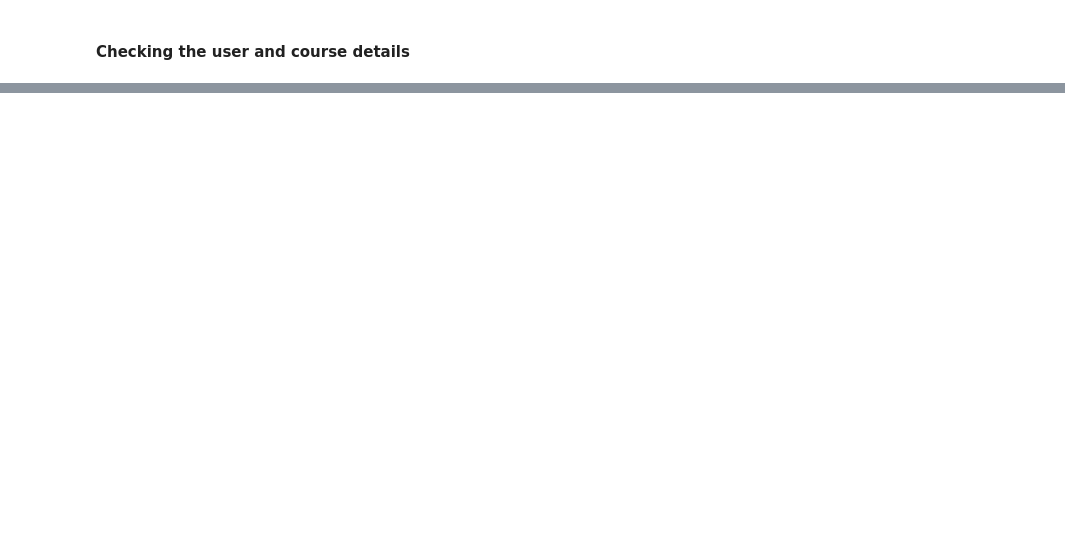
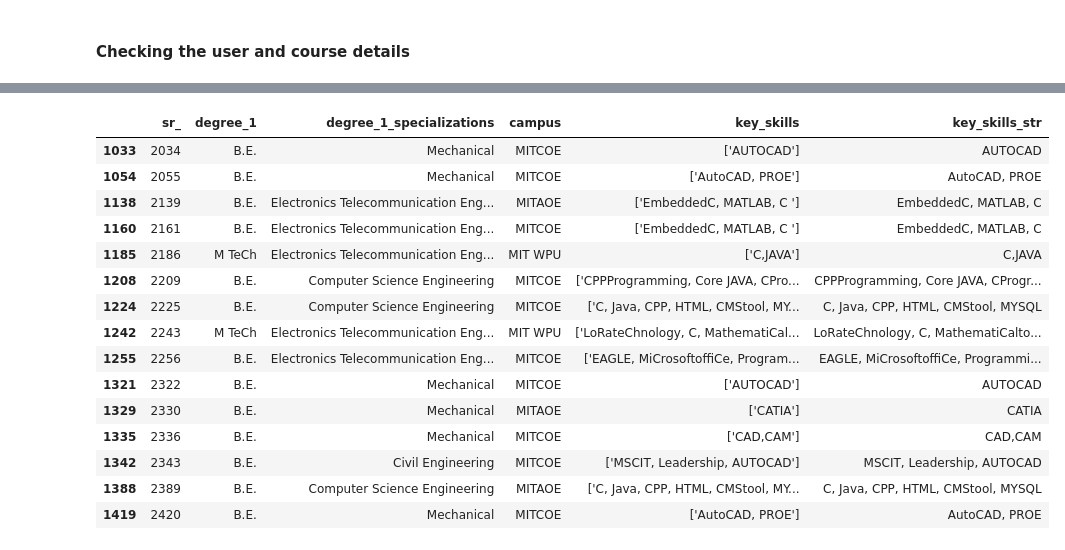
Before and after one commit to janiceXerri21/JaniceXerri_FYP_PCRS_VRLE_2024, a Jupyter notebook: Analysing_Collaborative_Filtering_Best_Technqiue.ipynb, the cells around one changed output, grey strips where cells are left out. Drawn from its saved outputs; the diff is of its cells as text; code cells hidden in the pictures; blank space fills up the shorter version.

```diff
--- a/Analysing_Collaborative_Filtering_Best_Technqiue.ipynb
+++ b/Analysing_Collaborative_Filtering_Best_Technqiue.ipynb
@@ -206,4 +212,5 @@ def svd_cf_recommendations(user):
 # %%
-svd_cf_recommendations(1001) #input is a user and output is a course!svdrecs
+testing_user_id = 1002
+recommended_courses = cf_recommendations(testing_user_id) #input is a user and output is a course!svdrecs
 #1001 is a user (shown above no course is 1001)
 #2082 is course since no user rating is found (check above)
@@ -282,0 +223,23 @@ course_ds[course_ds["sr_"] == 2394]
+# %%
+recommended_course_details = course_ds[course_ds["sr_"].isin(recommended_courses)]
+# %%
+recommended_course_details.style.background_gradient(cmap='Blues') #For a gradient, the darkest shade usually represents the highest value in the column,
+#while the lightest shade represents the lowest value. Intermediate values get a proportional shade between these two extremes. This kind of visualization makes
+#it easy to spot higher and lower values at a glance.
+# %% [output]
+|  | sr_ | degree_1 | degree_1_specializations | campus | key_skills | key_skills_str |
+| 1033 | 2034 | B.E. | Mechanical | MITCOE | ['AUTOCAD'] | AUTOCAD |
+| 1054 | 2055 | B.E. | Mechanical | MITCOE | ['AutoCAD, PROE'] | AutoCAD, PROE |
+| 1138 | 2139 | B.E. | Electronics Telecommunication Eng... | MITAOE | ['EmbeddedC, MATLAB, C '] | EmbeddedC, MATLAB, C |
+| 1160 | 2161 | B.E. | Electronics Telecommunication Eng... | MITCOE | ['EmbeddedC, MATLAB, C '] | EmbeddedC, MATLAB, C |
+| 1185 | 2186 | M TeCh | Electronics Telecommunication Eng... | MIT WPU | ['C,JAVA'] | C,JAVA |
+| 1208 | 2209 | B.E. | Computer Science Engineering | MITCOE | ['CPPProgramming, Core JAVA, CPro... | CPPProgramming, Core JAVA, CProgr... |
+| 1224 | 2225 | B.E. | Computer Science Engineering | MITCOE | ['C, Java, CPP, HTML, CMStool, MY... | C, Java, CPP, HTML, CMStool, MYSQL |
+| 1242 | 2243 | M TeCh | Electronics Telecommunication Eng... | MIT WPU | ['LoRateChnology, C, MathematiCal... | LoRateChnology, C, MathematiCalto... |
+| 1255 | 2256 | B.E. | Electronics Telecommunication Eng... | MITCOE | ['EAGLE, MiCrosoftoffiCe, Program... | EAGLE, MiCrosoftoffiCe, Programmi... |
+| 1321 | 2322 | B.E. | Mechanical | MITCOE | ['AUTOCAD'] | AUTOCAD |
+| 1329 | 2330 | B.E. | Mechanical | MITAOE | ['CATIA'] | CATIA |
+| 1335 | 2336 | B.E. | Mechanical | MITCOE | ['CAD,CAM'] | CAD,CAM |
+| 1342 | 2343 | B.E. | Civil Engineering | MITCOE | ['MSCIT, Leadership, AUTOCAD'] | MSCIT, Leadership, AUTOCAD |
+| 1388 | 2389 | B.E. | Computer Science Engineering | MITAOE | ['C, Java, CPP, HTML, CMStool, MY... | C, Java, CPP, HTML, CMStool, MYSQL |
+| 1419 | 2420 | B.E. | Mechanical | MITCOE | ['AutoCAD, PROE'] | AutoCAD, PROE |
```
Also changed, not shown: parts of 18 cells of this notebook, 1 other file.
